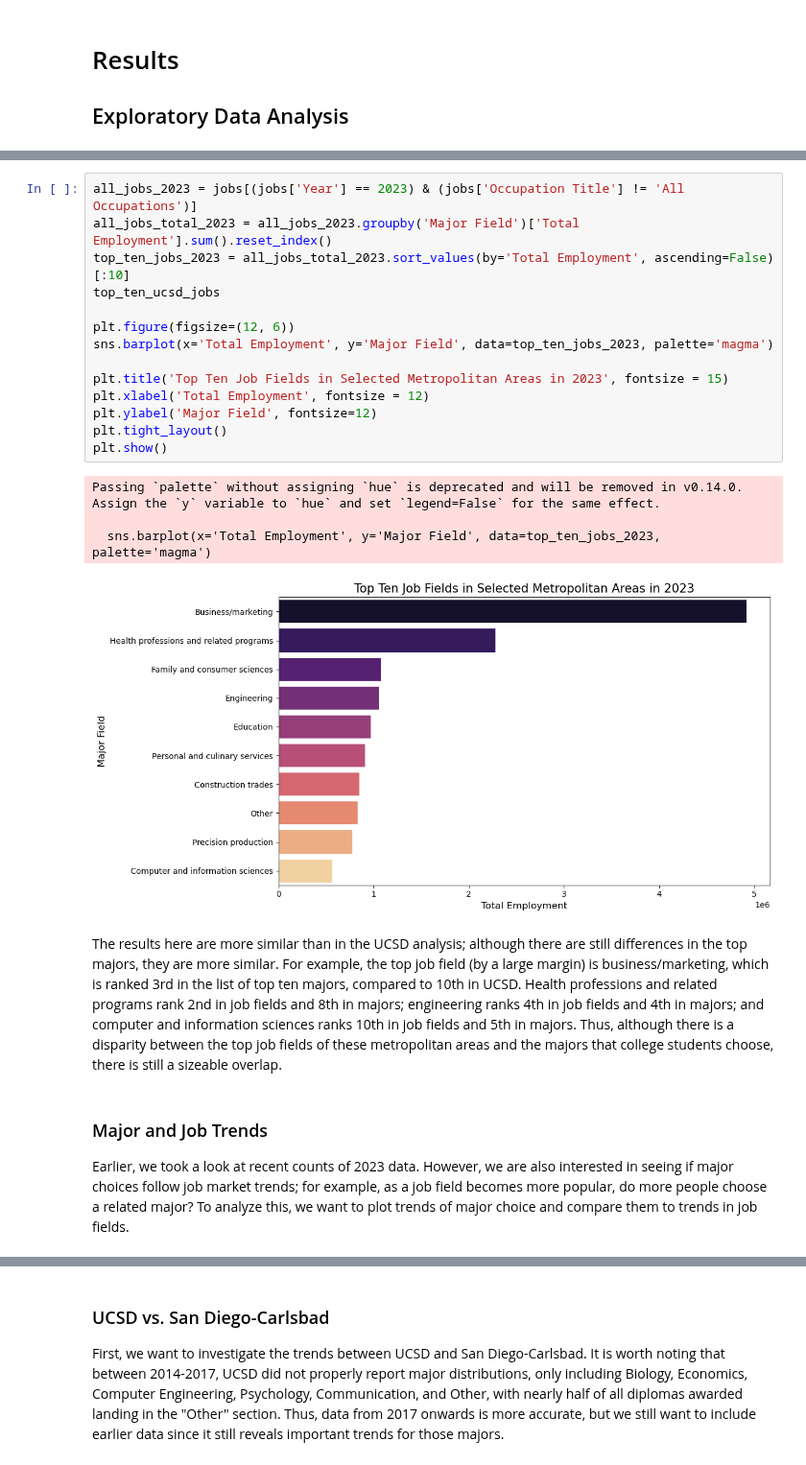
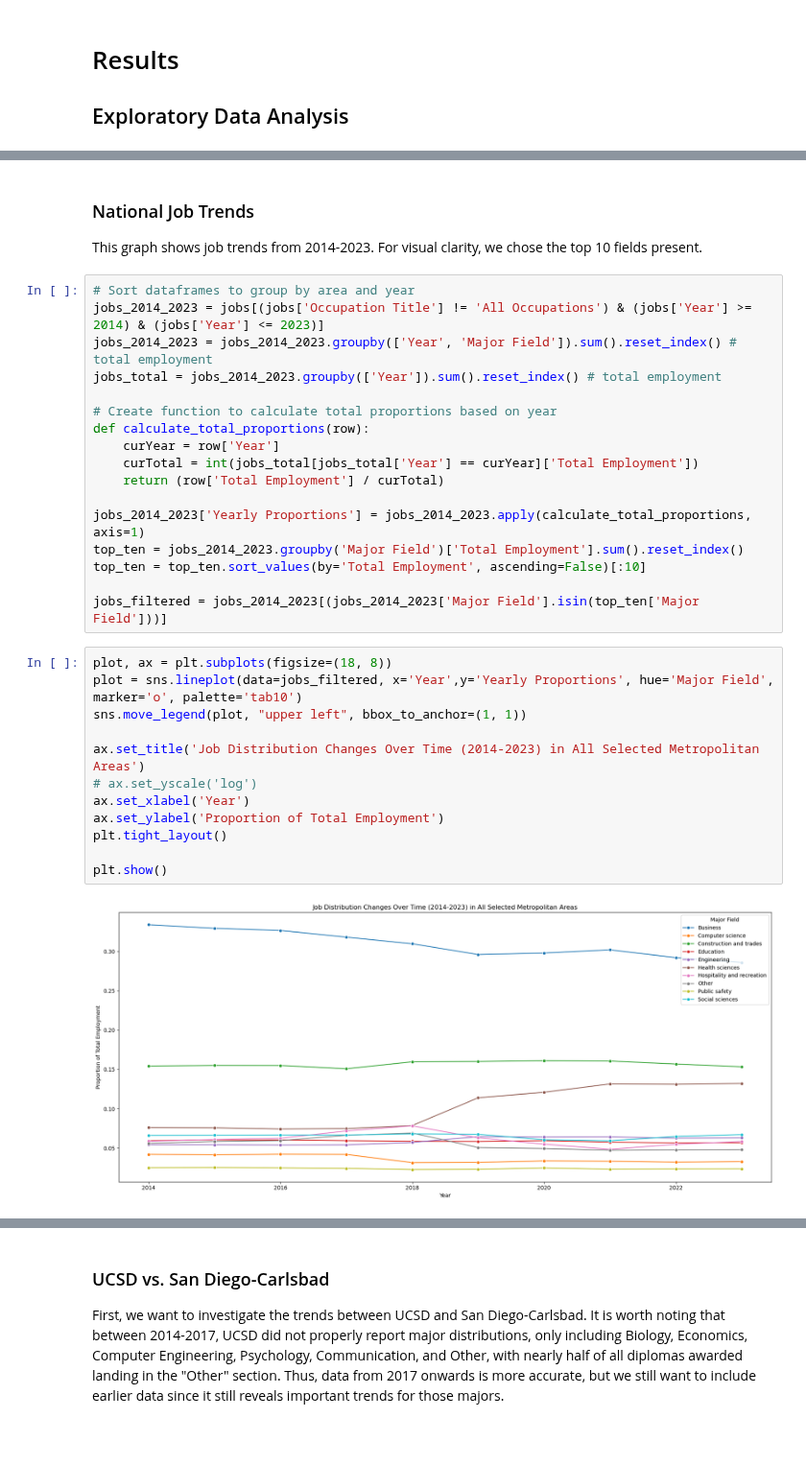
Before and after one commit to michaelhe999/COGS-108-Project, a Jupyter notebook: FinalProject_Group109-FA24.ipynb, the cells around one changed output, grey strips where cells are left out. Shown at 96% size. Saved outputs shown, nothing was run; the diff lists cells and outputs as text; blank space fills up the shorter version.

```diff
--- a/FinalProject_Group109-FA24.ipynb
+++ b/FinalProject_Group109-FA24.ipynb
@@ -1093,25 +975,35 @@ Passing `palette` without assigning `hue` is deprecated and will be removed in v
-# %%
-all_jobs_2023 = jobs[(jobs['Year'] == 2023) & (jobs['Occupation Title'] != 'All Occupations')]
-all_jobs_total_2023 = all_jobs_2023.groupby('Major Field')['Total Employment'].sum().reset_index()
-top_ten_jobs_2023 = all_jobs_total_2023.sort_values(by='Total Employment', ascending=False)[:10]
-top_ten_ucsd_jobs
-
-plt.figure(figsize=(12, 6))
-sns.barplot(x='Total Employment', y='Major Field', data=top_ten_jobs_2023, palette='magma')
-
-plt.title('Top Ten Job Fields in Selected Metropolitan Areas in 2023', fontsize = 15)
-plt.xlabel('Total Employment', fontsize = 12)
-plt.ylabel('Major Field', fontsize=12)
-plt.tight_layout()
-plt.show()
-# %% [output]
-Passing `palette` without assigning `hue` is deprecated and will be removed in v0.14.0. Assign the `y` variable to `hue` and set `legend=False` for the same effect.
-
-  sns.barplot(x='Total Employment', y='Major Field', data=top_ten_jobs_2023, palette='magma')
-[figure, removed]
-# %% [markdown]
-The results here are more similar than in the UCSD analysis; although there are still differences in the top majors, they are more similar. For example, the top job field (by a large margin) is business/marketing, which is ranked 3rd in the list of top ten majors, compared to 10th in UCSD. Health professions and related programs rank 2nd in job fields and 8th in majors; engineering ranks 4th in job fields and 4th in majors; and computer and information sciences ranks 10th in job fields and 5th in majors. Thus, although there is a disparity between the top job fields of these metropolitan areas and the majors that college students choose, there is still a sizeable overlap.
-# %% [markdown]
-### Major and Job Trends
-
-Earlier, we took a look at recent counts of 2023 data. However, we are also interested in seeing if major choices follow job market trends; for example, as a job field becomes more popular, do more people choose a related major? To analyze this, we want to plot trends of major choice and compare them to trends in job fields.
+# %% [markdown]
+### National Job Trends
+
+This graph shows job trends from 2014-2023. For visual clarity, we chose the top 10 fields present.
+# %%
+# Sort dataframes to group by area and year
+jobs_2014_2023 = jobs[(jobs['Occupation Title'] != 'All Occupations') & (jobs['Year'] >= 2014) & (jobs['Year'] <= 2023)]
+jobs_2014_2023 = jobs_2014_2023.groupby(['Year', 'Major Field']).sum().reset_index() # total employment
+jobs_total = jobs_2014_2023.groupby(['Year']).sum().reset_index() # total employment
+
+# Create function to calculate total proportions based on year
+def calculate_total_proportions(row):
+    curYear = row['Year']
+    curTotal = int(jobs_total[jobs_total['Year'] == curYear]['Total Employment'])
+    return (row['Total Employment'] / curTotal)
+
+jobs_2014_2023['Yearly Proportions'] = jobs_2014_2023.apply(calculate_total_proportions, axis=1)
+top_ten = jobs_2014_2023.groupby('Major Field')['Total Employment'].sum().reset_index()
+top_ten = top_ten.sort_values(by='Total Employment', ascending=False)[:10]
+
+jobs_filtered = jobs_2014_2023[(jobs_2014_2023['Major Field'].isin(top_ten['Major Field']))]
+# %%
+plot, ax = plt.subplots(figsize=(18, 8))
+plot = sns.lineplot(data=jobs_filtered, x='Year',y='Yearly Proportions', hue='Major Field', marker='o', palette='tab10')
+sns.move_legend(plot, "upper left", bbox_to_anchor=(1, 1))
+
+ax.set_title('Job Distribution Changes Over Time (2014-2023) in All Selected Metropolitan Areas')
+# ax.set_yscale('log')
+ax.set_xlabel('Year')
+ax.set_ylabel('Proportion of Total Employment')
+plt.tight_layout()
+
+plt.show()
+# %% [output]
+[figure, added]
```
Also changed, not shown: parts of 22 cells of this notebook.
